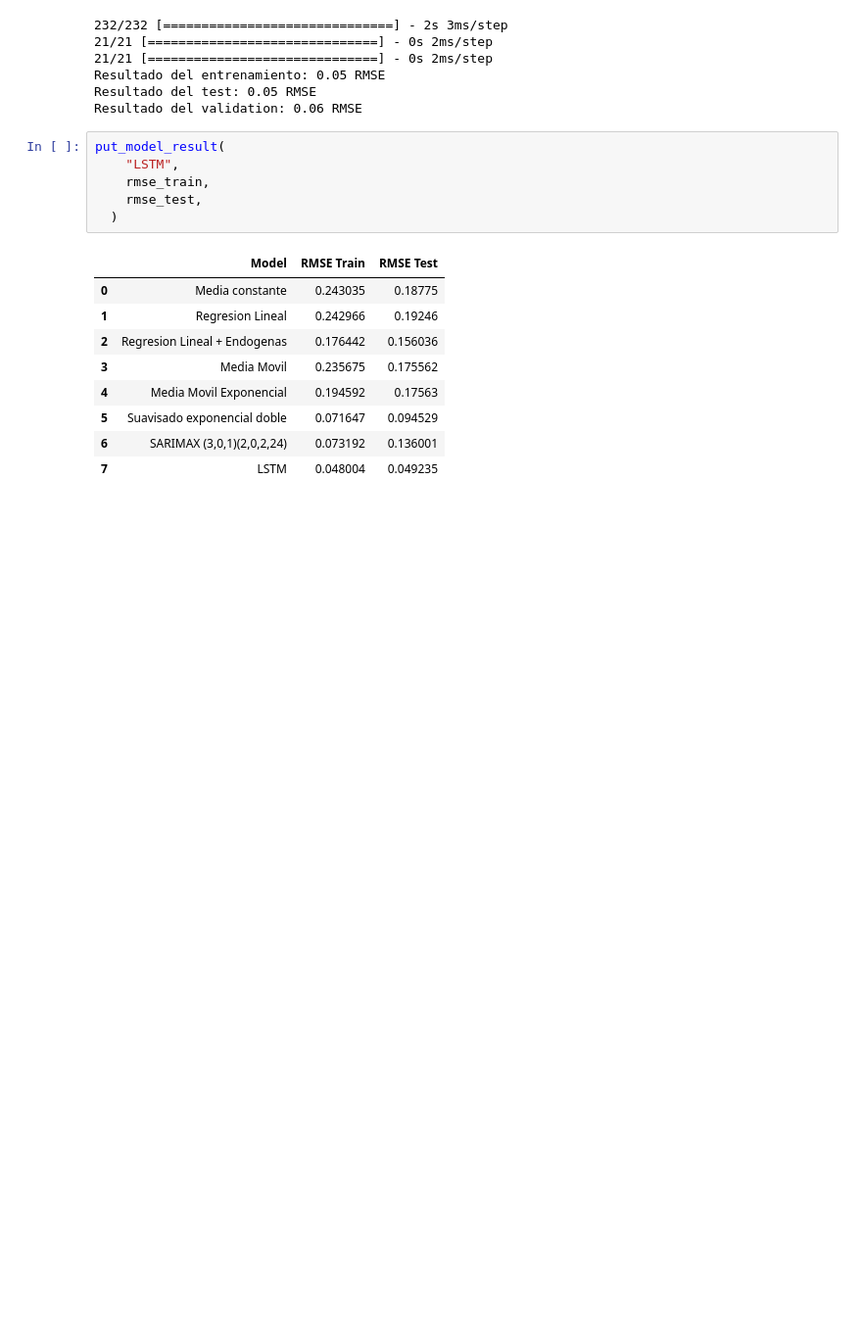
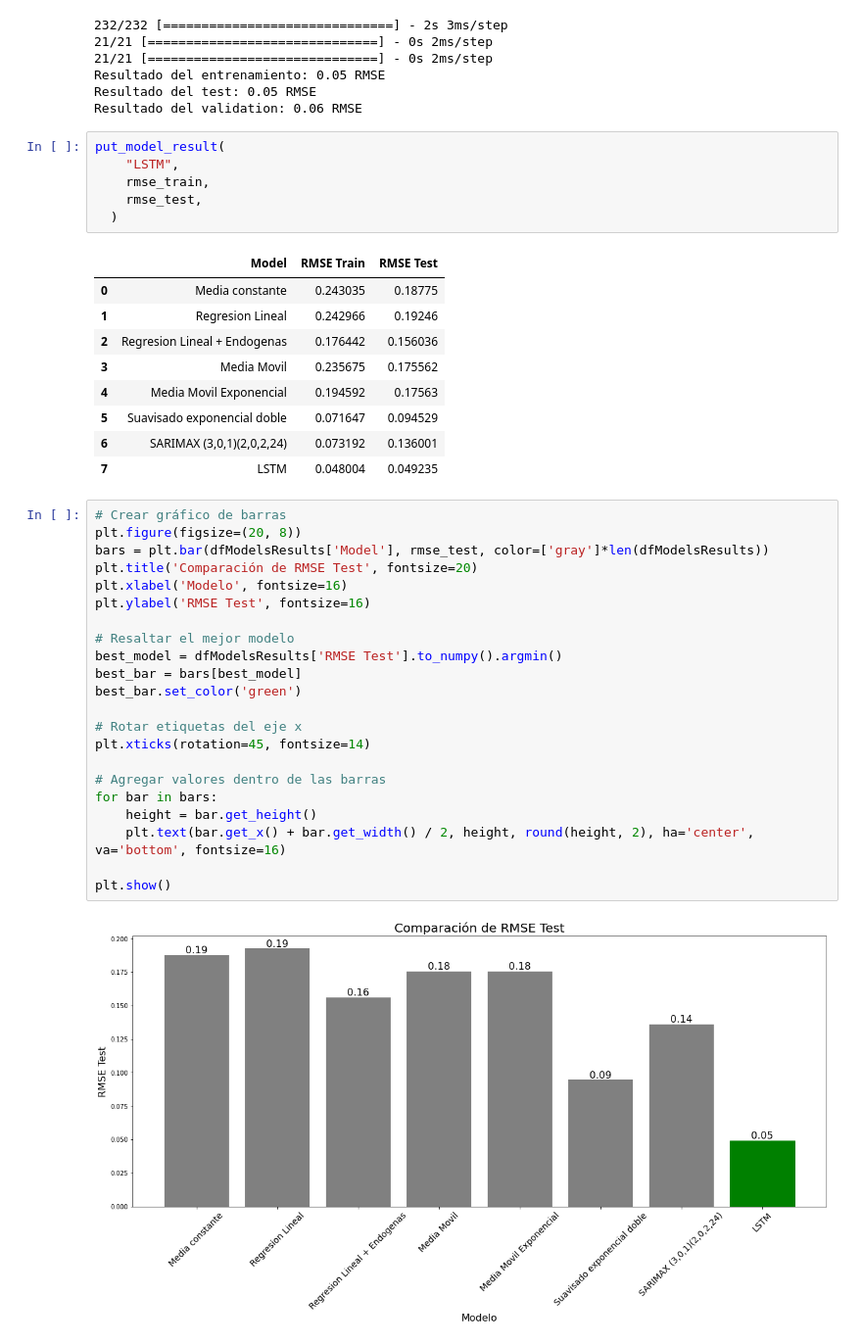
Before and after one commit to PabloSGomez50/humai-solar-panels, a Jupyter notebook: modelos/Produccion/Modelos_de_Produccion.ipynb, the cells around one changed output. Shown at 98% size. Cells and saved outputs as stored; diff of their text form; blank space fills up the shorter version.

```diff
--- a/modelos/Produccion/Modelos_de_Produccion.ipynb
+++ b/modelos/Produccion/Modelos_de_Produccion.ipynb
@@ -914,3 +913,27 @@ put_model_result(
 | 5 | Suavisado exponencial doble | 0.071647 | 0.094529 |
 | 6 | SARIMAX (3,0,1)(2,0,2,24) | 0.073192 | 0.136001 |
 | 7 | LSTM | 0.048004 | 0.049235 |
+# %%
+# Crear gráfico de barras
+plt.figure(figsize=(20, 8))
+bars = plt.bar(dfModelsResults['Model'], rmse_test, color=['gray']*len(dfModelsResults))
+plt.title('Comparación de RMSE Test', fontsize=20)
+plt.xlabel('Modelo', fontsize=16)
+plt.ylabel('RMSE Test', fontsize=16)
+
+# Resaltar el mejor modelo
+best_model = dfModelsResults['RMSE Test'].to_numpy().argmin()
+best_bar = bars[best_model]
+best_bar.set_color('green')
+
+# Rotar etiquetas del eje x
+plt.xticks(rotation=45, fontsize=14)
+
+# Agregar valores dentro de las barras
+for bar in bars:
+    height = bar.get_height()
+    plt.text(bar.get_x() + bar.get_width() / 2, height, round(height, 2), ha='center', va='bottom', fontsize=16)
+
+plt.show()
+# %% [output]
+[figure, added]
```
Also changed, not shown: parts of 2 cells of this notebook.
